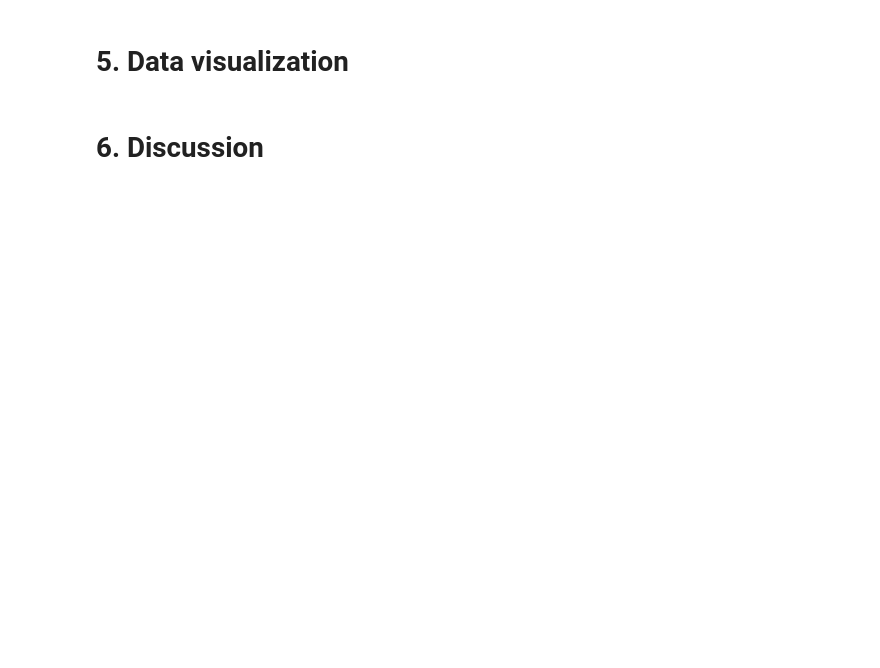
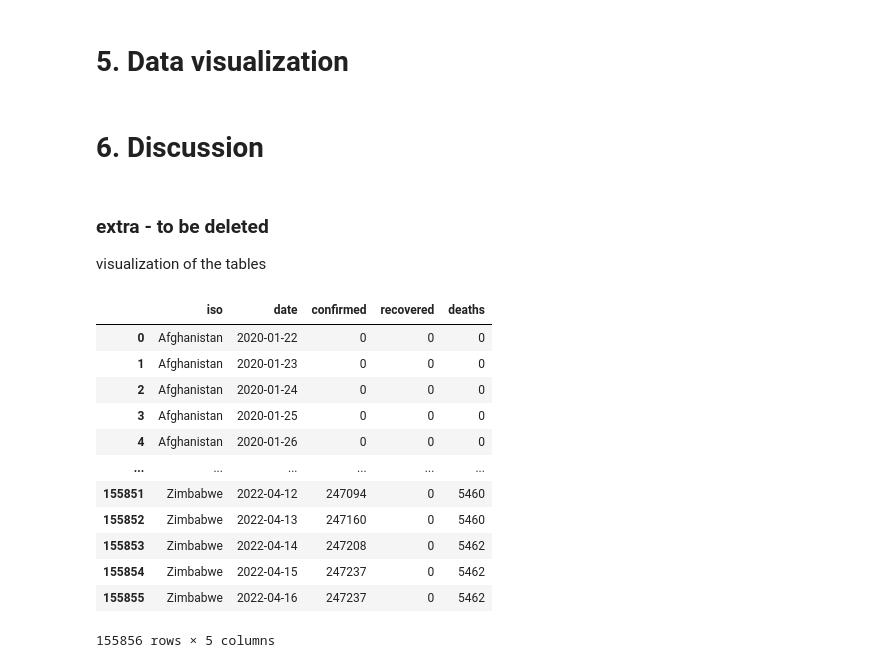
Before and after one commit to gdasns/datamanagement, a Jupyter notebook: myreport.ipynb, the cells around one changed output. Drawn from its saved outputs; the diff is of its cells as text; code cells hidden in the pictures; blank space fills up the shorter version.

```diff
--- a/myreport.ipynb
+++ b/myreport.ipynb
@@ -90,3 +288,25 @@ the we blablabal
 # 5. Data visualization
 # %% [markdown]
 # 6. Discussion
+# %% [markdown]
+### extra - to be deleted
+visualization of the tables
+# %%
+run_sql('''
+select *
+from covid
+''')
+# %% [output]
+|  | iso | date | confirmed | recovered | deaths |
+| 0 | Afghanistan | 2020-01-22 | 0 | 0 | 0 |
+| 1 | Afghanistan | 2020-01-23 | 0 | 0 | 0 |
+| 2 | Afghanistan | 2020-01-24 | 0 | 0 | 0 |
+| 3 | Afghanistan | 2020-01-25 | 0 | 0 | 0 |
+| 4 | Afghanistan | 2020-01-26 | 0 | 0 | 0 |
+| ... | ... | ... | ... | ... | ... |
+| 155851 | Zimbabwe | 2022-04-12 | 247094 | 0 | 5460 |
+| 155852 | Zimbabwe | 2022-04-13 | 247160 | 0 | 5460 |
+| 155853 | Zimbabwe | 2022-04-14 | 247208 | 0 | 5462 |
+| 155854 | Zimbabwe | 2022-04-15 | 247237 | 0 | 5462 |
+| 155855 | Zimbabwe | 2022-04-16 | 247237 | 0 | 5462 |
+155856 rows × 5 columns
```
Also changed, not shown: parts of 27 cells of this notebook.
